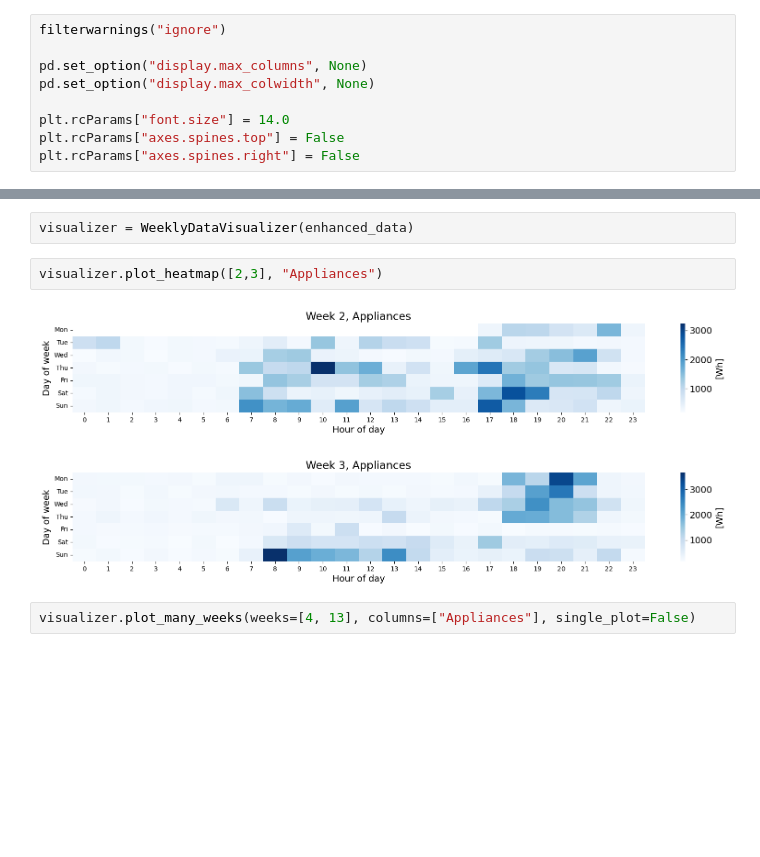
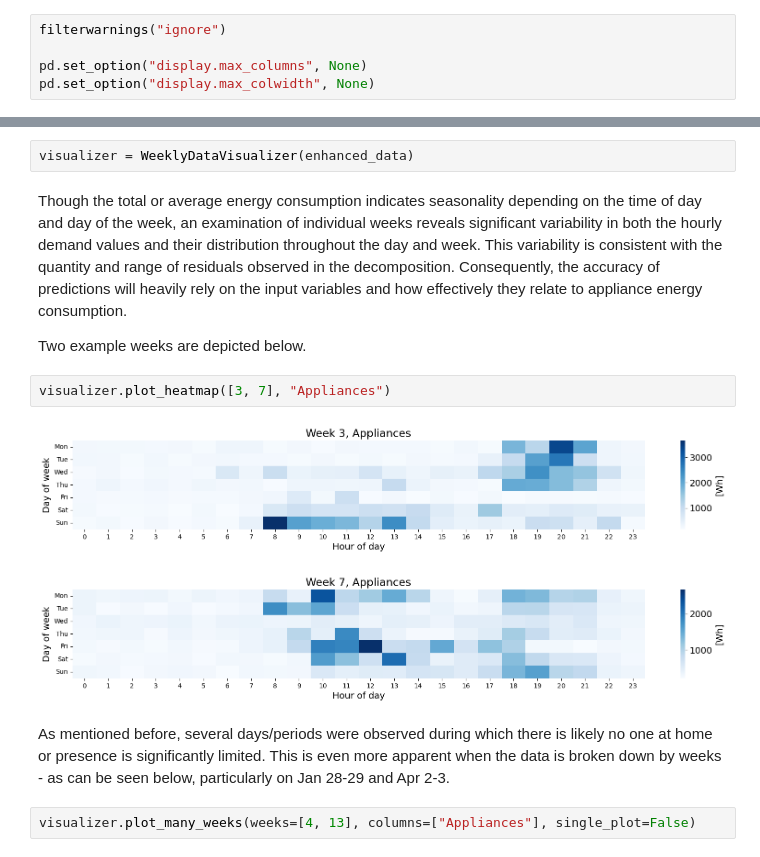
Before and after one commit to k-katarzyna/Appliances_Energy_Prediction, a Jupyter notebook: Appliances_energy_prediction/0_data_exploration.ipynb, the cells around one changed output, grey strips where cells are left out. Cells and saved outputs as stored; diff of their text form; blank space fills up the shorter version.

```diff
--- a/Appliances_energy_prediction/0_data_exploration.ipynb
+++ b/Appliances_energy_prediction/0_data_exploration.ipynb
@@ -25,10 +20,6 @@ filterwarnings("ignore")
 
 pd.set_option("display.max_columns", None)
 pd.set_option("display.max_colwidth", None)
-
-plt.rcParams["font.size"] = 14.0
-plt.rcParams["axes.spines.top"] = False
-plt.rcParams["axes.spines.right"] = False
 # %%
 file_path = os.path.join("data", "energydata_complete.csv")
 data = pd.read_csv(file_path)
@@ -143,11 +130,17 @@ consumption_by_day_and_hour(enhanced_data[["Appliances", "week_of_year", "day_of
 ### Exploring data by weeks
 # %%
 visualizer = WeeklyDataVisualizer(enhanced_data)
+# %% [markdown]
+Though the total or average energy consumption indicates seasonality depending on the time of day and day of the week, an examination of individual weeks reveals significant variability in both the hourly demand values and their distribution throughout the day and week. This variability is consistent with the quantity and range of residuals observed in the decomposition. Consequently, the accuracy of predictions will heavily rely on the input variables and how effectively they relate to appliance energy consumption.
+
+Two example weeks are depicted below.
 # %%
-visualizer.plot_heatmap([2,3], "Appliances")
+visualizer.plot_heatmap([3, 7], "Appliances")
 # %% [output]
-[figure, old version]
+[figure, new version]
-[figure, old version]
+[figure, new version]
+# %% [markdown]
+As mentioned before, several days/periods were observed during which there is likely no one at home or presence is significantly limited. This is even more apparent when the data is broken down by weeks - as can be seen below, particularly on Jan 28-29 and Apr 2-3.
 # %%
 visualizer.plot_many_weeks(weeks=[4, 13], columns=["Appliances"], single_plot=False)
 # %% [output]
```
Also changed, not shown: parts of 13 cells of this notebook, 1 other file.
